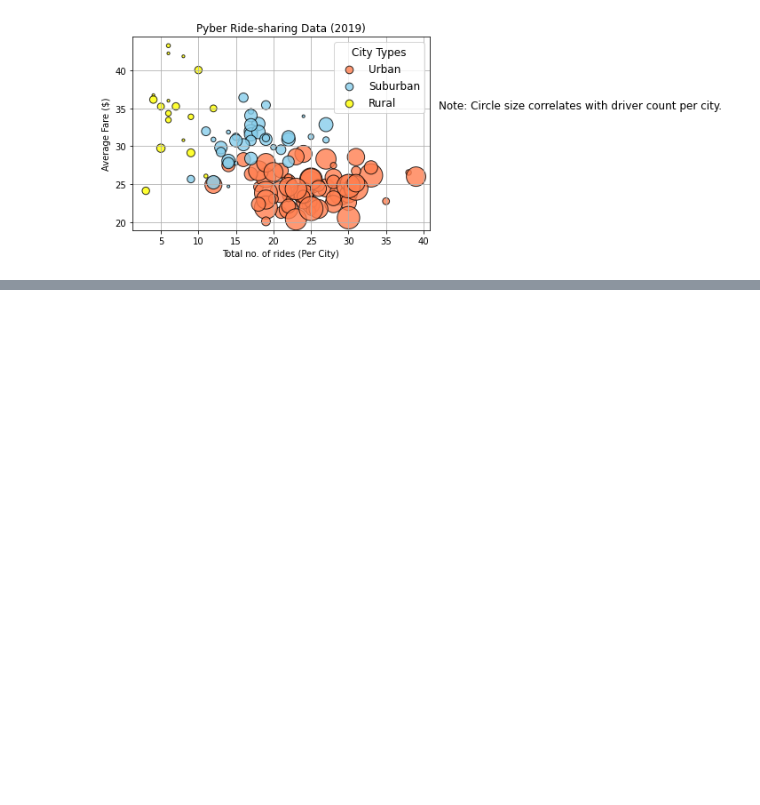
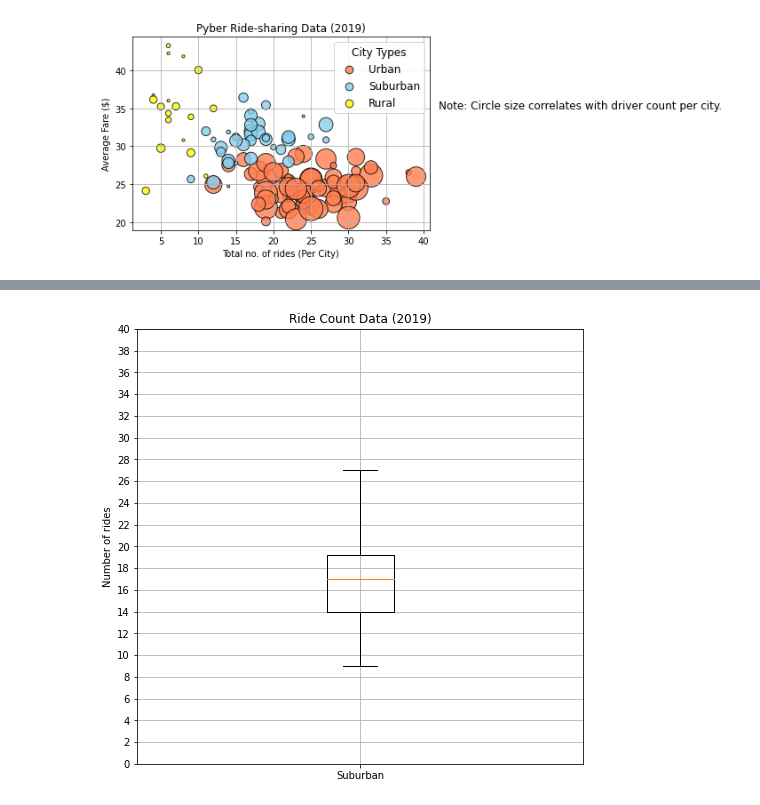
Before and after one commit to JoRanjit/PyBer_Analysis, a Jupyter notebook: PyBer_Analysis.ipynb, the cells around one changed output, grey strips where cells are left out. Drawn from its saved outputs; the diff is of its cells as text; code cells hidden in the pictures; blank space fills up the shorter version.

```diff
--- a/PyBer_Analysis.ipynb
+++ b/PyBer_Analysis.ipynb
@@ -192,0 +350,15 @@ plt.savefig("analysis/Fig1.png")
+# %%
+#Create a box-and-whisker plot for the suburban cities ride count.
+x_labels = ["Suburban"]
+fig,ax = plt.subplots(figsize = (8,8))
+ax.boxplot(suburban_ride_ct,labels = x_labels)
+
+# Add the title, y-axis label and grid.
+
+ax.set_title("Ride Count Data (2019)")
+ax.set_ylabel("Number of rides")
+ax.set_yticks(np.arange(0,41,2))
+ax.grid()
+plt.show()
+# %% [output]
+[figure, added]
```
Also changed, not shown: parts of 13 cells of this notebook, 5 other files.
